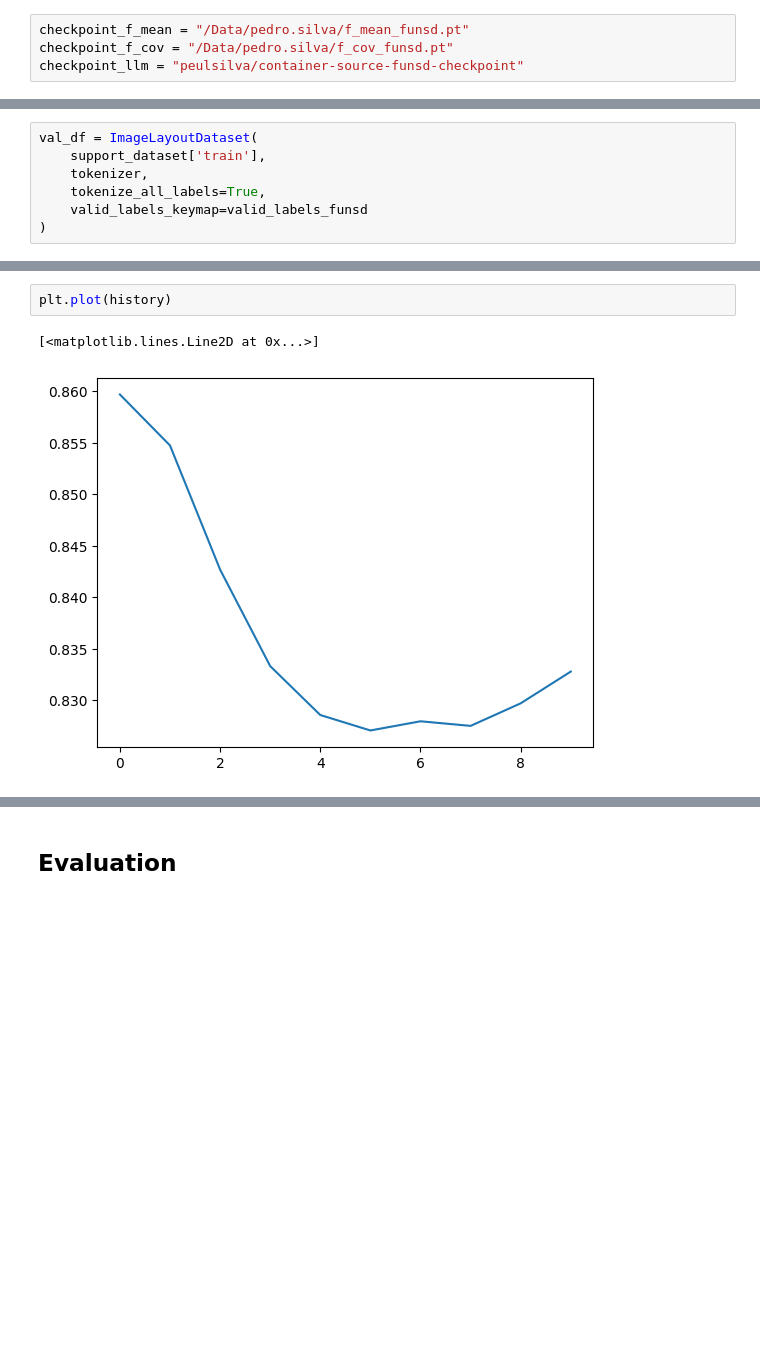
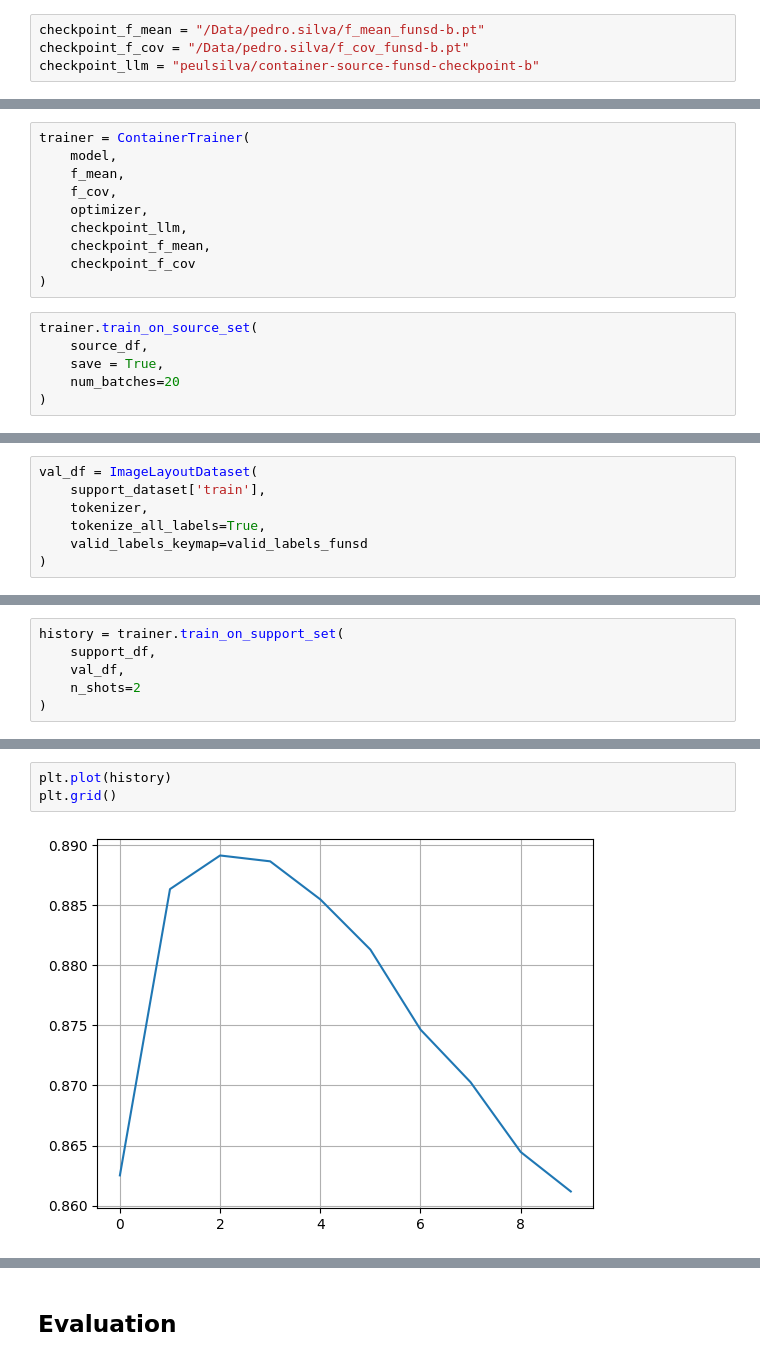
Before and after one commit to peulsilva/few-shot-learning-transformers, a Jupyter notebook: notebooks/few_shot_ner/container/02-sroie+funsd.ipynb, the cells around one changed output, grey strips where cells are left out. Drawn from its saved outputs; the diff is of its cells as text; blank space fills up the shorter version.

Commit message:
add container complete study

```diff
--- a/notebooks/few_shot_ner/container/02-sroie+funsd.ipynb
+++ b/notebooks/few_shot_ner/container/02-sroie+funsd.ipynb
@@ -226,4 +135,4 @@ len(minibatches)
 # %%
-checkpoint_f_mean = "/Data/pedro.silva/f_mean_funsd.pt"
-checkpoint_f_cov = "/Data/pedro.silva/f_cov_funsd.pt"
-checkpoint_llm = "peulsilva/container-source-funsd-checkpoint"
+checkpoint_f_mean = "/Data/pedro.silva/f_mean_funsd-b.pt"
+checkpoint_f_cov = "/Data/pedro.silva/f_cov_funsd-b.pt"
+checkpoint_llm = "peulsilva/container-source-funsd-checkpoint-b"
@@ -316,2 +139,18 @@ tensor(0.0565, device='cuda:0', grad_fn=<DivBackward0>)
+# %%
+trainer = ContainerTrainer(
+    model,
+    f_mean,
+    f_cov,
+    optimizer,
+    checkpoint_llm,
+    checkpoint_f_mean,
+    checkpoint_f_cov
+)
+# %%
+trainer.train_on_source_set(
+    source_df,
+    save = True,
+    num_batches=20
+)
 # %% [markdown]
 ## Few shot learning on support domain - 2 shots
@@ -568,0 +199,6 @@ f1: 0.8327995134806406
+# %%
+history = trainer.train_on_support_set(
+    support_df,
+    val_df,
+    n_shots=2
+)
@@ -569,5 +215,5 @@ f1: 0.8327995134806406
 # %%
 plt.plot(history)
+plt.grid()
 # %% [output]
-[<matplotlib.lines.Line2D at 0x...>]
-[figure, old version]
+[figure, new version]
```
Also changed, not shown: parts of 66 cells of this notebook, 7 other files.
